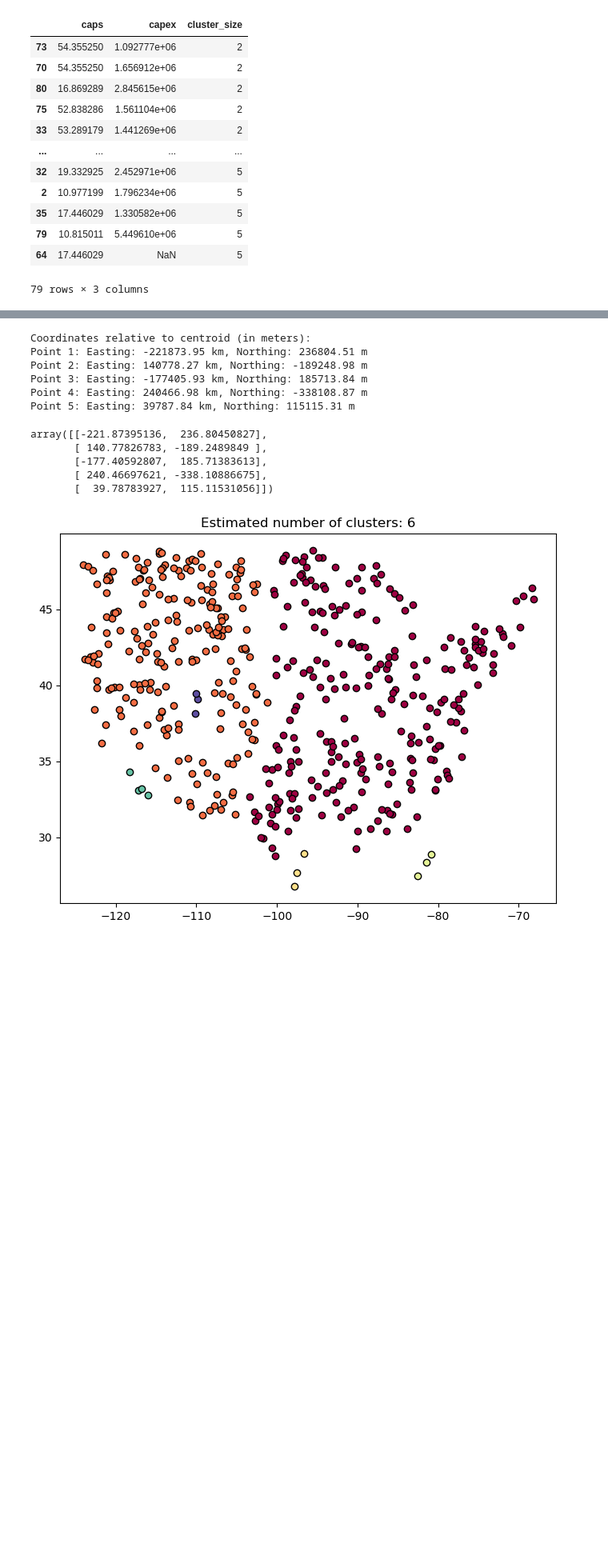
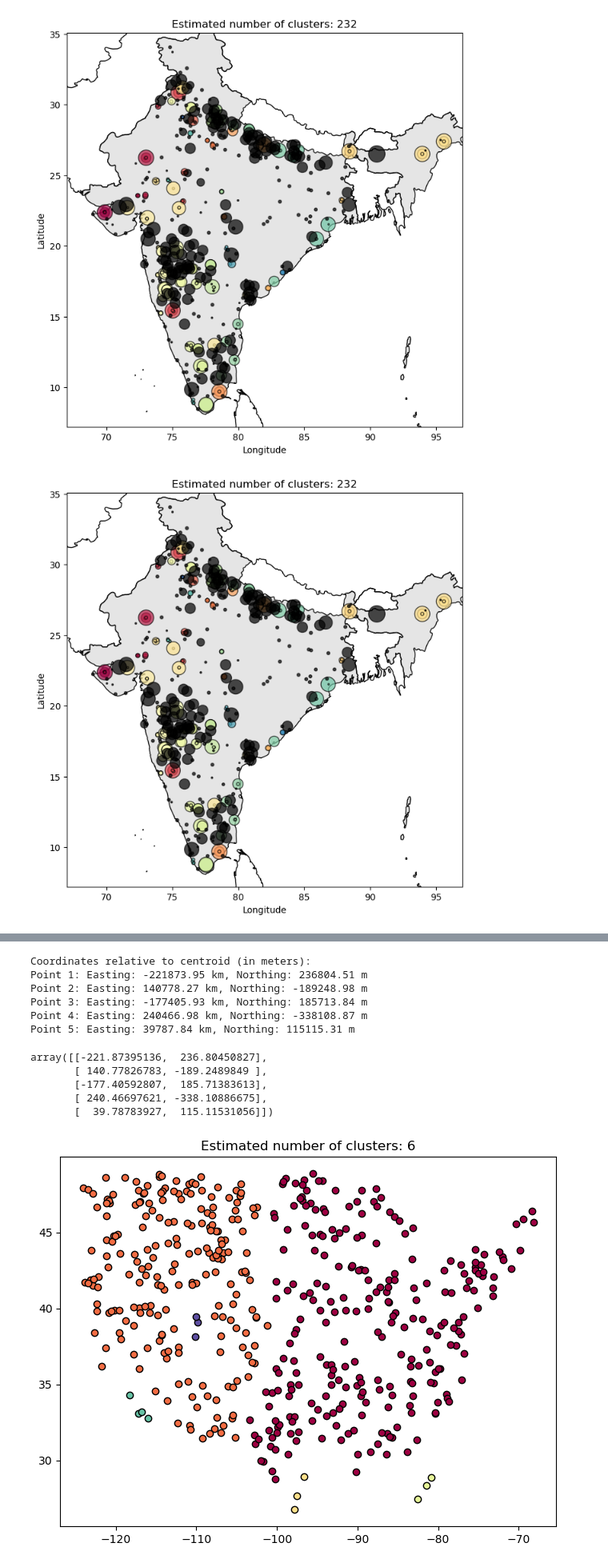
Before and after one commit to LukasFrankenQ/pypsa-earth-sec, a Jupyter notebook: notebooks/cluster_sites.ipynb, the cells around one changed output, grey strips where cells are left out. Shown at 80% size. Drawn from its saved outputs; the diff is of its cells as text; code cells hidden in the pictures; blank space fills up the shorter version.

```diff
--- a/notebooks/cluster_sites.ipynb
+++ b/notebooks/cluster_sites.ipynb
@@ -131,7 +163,8 @@ def get_dummy_data(do_plot=False):
 # %%
 def get_india_data():
 
-    df = gpd.read_file('overture_places_heating_demand_disagg_20241008.gpkg')
+    # df = gpd.read_file('overture_places_heating_demand_disagg_20241008.gpkg')
+    df = gpd.read_file('overture_places_heating_demand_disagg_wp_filtered_20241020.gpkg')
 
     id_cols = [
         'names_primary', 'geometry',
@@ -223,3 +266,12 @@ def round_borehole_capex(cap, one_drill_cap, one_drill_capex):
+# %%
+countries = gpd.read_file('country_shapes.geojson').set_index('cntry_name').loc[[
+    'India',
+    'Pakistan',
+    'Bangladesh',
+    'Bhutan',
+    'China',
+    'Sri Lanka'
+    ]]
 # %%
 import tqdm
 
@@ -427,23 +482,9 @@ for _, s in enumerate(cluster_size):
-# %%
-region_df = pd.DataFrame({
-    'caps': caps,
-    'capex': capex,
-    'cluster_size': hold
-}).sort_values('capex')
-region_df = region_df.loc[region_df['cluster_size'] > 1]
-# %%
-region_df.sort_values('cluster_size')
-# %% [output]
-|  | caps | capex | cluster_size |
-| 73 | 54.355250 | 1.092777e+06 | 2 |
-| 70 | 54.355250 | 1.656912e+06 | 2 |
-| 80 | 16.869289 | 2.845615e+06 | 2 |
-| 75 | 52.838286 | 1.561104e+06 | 2 |
-| 33 | 53.289179 | 1.441269e+06 | 2 |
-| ... | ... | ... | ... |
-| 32 | 19.332925 | 2.452971e+06 | 5 |
-| 2 | 10.977199 | 1.796234e+06 | 5 |
-| 35 | 17.446029 | 1.330582e+06 | 5 |
-| 79 | 10.815011 | 5.449610e+06 | 5 |
-| 64 | 17.446029 | NaN | 5 |
-79 rows × 3 columns
+# %%
+data = list()
+for i, capex in enumerate([1000, 1500, 2000]):
+
+    region_df = cluster_sites(sites, pipe_capex_value=capex, do_plot=True).sort_values('capex')
+    data.append(region_df)
+# %% [output]
+[figure, added]
+[figure, added]
```
Also changed, not shown: parts of 11 cells of this notebook, 1 other file.
